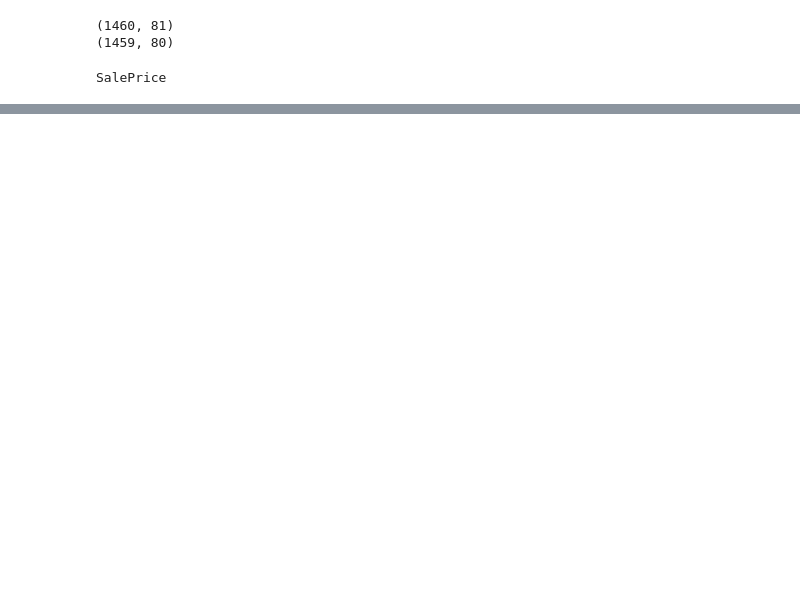
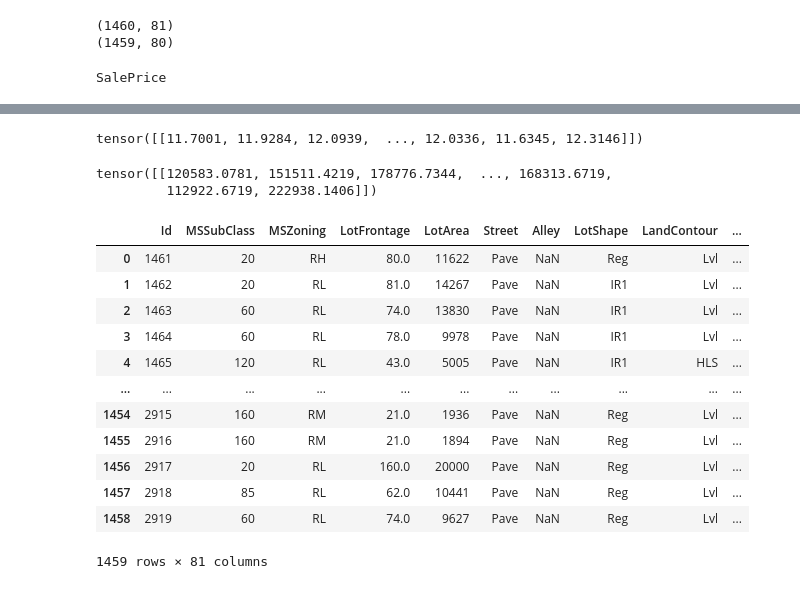
Before and after one commit to Waitmeplea/dl_learning, a Jupyter notebook: dplearning_second_part/limu_dplearning/4.10_预测房价实战.ipynb, the cells around one changed output, grey strips where cells are left out. Cells and saved outputs as stored; diff of their text form; code cells hidden in the pictures; blank space fills up the shorter version.

```diff
--- a/dplearning_second_part/limu_dplearning/4.10_预测房价实战.ipynb
+++ b/dplearning_second_part/limu_dplearning/4.10_预测房价实战.ipynb
@@ -97,0 +146,18 @@ numeric_col=all_features.dtypes[(all_features.dtypes)!='object'].index
+# %%
+def train(net,train_features,train_labels,test_features,test_labels,num_epochs=100,learning_rate=0.1,weight_decay=0.0001,batch_size=128):
+    train_ls,test_ls=[],[]
+    train_dataset=torch.utils.data.TensorDataset(train_features,train_labels)
+    tran_iter=torch.utils.data.DataLoader(train_dataset,batch_size=batch_size,shuffle=True)
+    optimizer=torch.optim.Adam(net.parameters(),lr=learning_rate,weight_decay=weight_decay)
+    for epoch in range(num_epochs):
+        for i,(x,y) in enumerate(tran_iter):
+            optimizer.zero_grad()
+            outputs=net(x)
+            l=loss(outputs,y)
+            l.backward()
+            optimizer.step()
+        train_ls.append(log_rmse(net,train_features,train_labels))
+        if test_labels is not None:
+            test_ls.append(log_rmse(net, test_features, test_labels))
+
+    return train_ls,test_ls
@@ -97,0 +244,8 @@ numeric_col=all_features.dtypes[(all_features.dtypes)!='object'].index
+# %%
+k=5
+learning_rate=0.005
+weight_decay=0
+batch_size=64
+num_epochs=100
+net=get_net()
+train(net,train_features,train_label,None,None,num_epochs=100,learning_rate=learning_rate,weight_decay=0,batch_size=64)
@@ -97,0 +270,29 @@ numeric_col=all_features.dtypes[(all_features.dtypes)!='object'].index
+# %%
+result=net(test_features).detach().reshape(1,-1)
+# %%
+result
+# %% [output]
+tensor([[11.7001, 11.9284, 12.0939,  ..., 12.0336, 11.6345, 12.3146]])
+# %%
+torch.exp(result)
+# %% [output]
+tensor([[120583.0781, 151511.4219, 178776.7344,  ..., 168313.6719,
+         112922.6719, 222938.1406]])
+# %%
+test_data['SalePrice']=pd.Series(torch.exp(result)[0])
+# %%
+test_data
+# %% [output]
+|  | Id | MSSubClass | MSZoning | LotFrontage | LotArea | Street | Alley | LotShape | LandContour | ... |
+| 0 | 1461 | 20 | RH | 80.0 | 11622 | Pave | NaN | Reg | Lvl | ... |
+| 1 | 1462 | 20 | RL | 81.0 | 14267 | Pave | NaN | IR1 | Lvl | ... |
+| 2 | 1463 | 60 | RL | 74.0 | 13830 | Pave | NaN | IR1 | Lvl | ... |
+| 3 | 1464 | 60 | RL | 78.0 | 9978 | Pave | NaN | IR1 | Lvl | ... |
+| 4 | 1465 | 120 | RL | 43.0 | 5005 | Pave | NaN | IR1 | HLS | ... |
+| ... | ... | ... | ... | ... | ... | ... | ... | ... | ... | ... |
+| 1454 | 2915 | 160 | RM | 21.0 | 1936 | Pave | NaN | Reg | Lvl | ... |
+| 1455 | 2916 | 160 | RM | 21.0 | 1894 | Pave | NaN | Reg | Lvl | ... |
+| 1456 | 2917 | 20 | RL | 160.0 | 20000 | Pave | NaN | Reg | Lvl | ... |
+| 1457 | 2918 | 85 | RL | 62.0 | 10441 | Pave | NaN | Reg | Lvl | ... |
+| 1458 | 2919 | 60 | RL | 74.0 | 9627 | Pave | NaN | Reg | Lvl | ... |
+1459 rows × 81 columns
```
Also changed, not shown: parts of 16 cells of this notebook.
